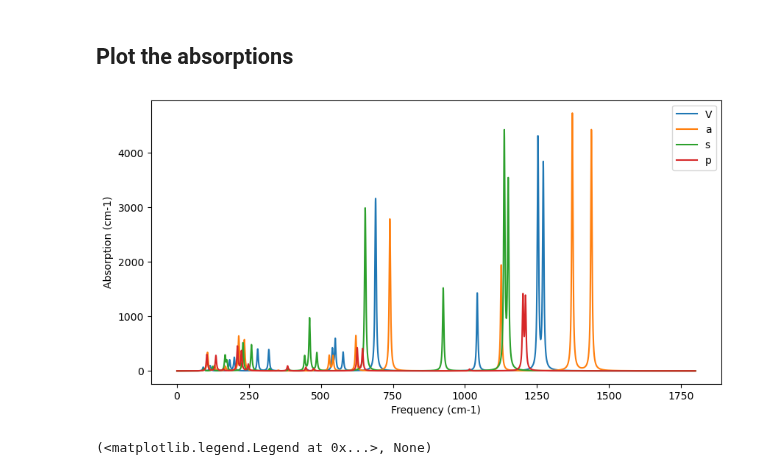
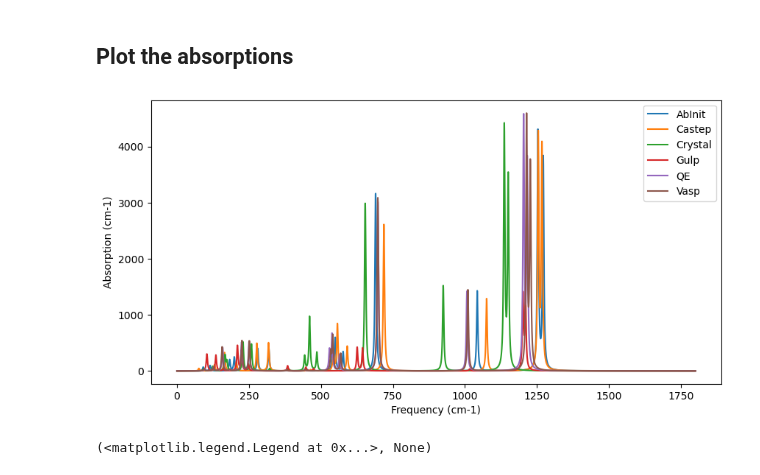
Before and after one commit to JohnKendrick/PDielec, a Jupyter notebook: Examples/Helper/Jupyter/compareDFTAbsorptions.ipynb, the cells around one changed output. Saved outputs shown, nothing was run; the diff lists cells and outputs as text; code cells hidden in the pictures.

Commit message:
Fixed a bug in the compareDFTAbsorptions notebook example that meant the legend was not correct. Added a version number in the README.md file for Crystal 24.1

```diff
--- a/Examples/Helper/Jupyter/compareDFTAbsorptions.ipynb
+++ b/Examples/Helper/Jupyter/compareDFTAbsorptions.ipynb
@@ -41,12 +41,12 @@ for material in materials:
 # %%
 # %matplotlib notebook
 import matplotlib.pyplot as plt
 plt.figure(figsize = (10,5)) # set the size of the figure
-for name,absorption in zip(program,absorptions):
+for name,absorption in zip(programs,absorptions):
     plt.plot(frequencies, absorption,label=name)
 plt.xlabel('Frequency (cm-1)')
 plt.ylabel('Absorption (cm-1)')
 plt.legend(), plt.show()
 # %% [output]
-[figure, old version]
+[figure, new version]
 (<matplotlib.legend.Legend at 0x...>, None)
```
Also changed, not shown: 1 other file.
